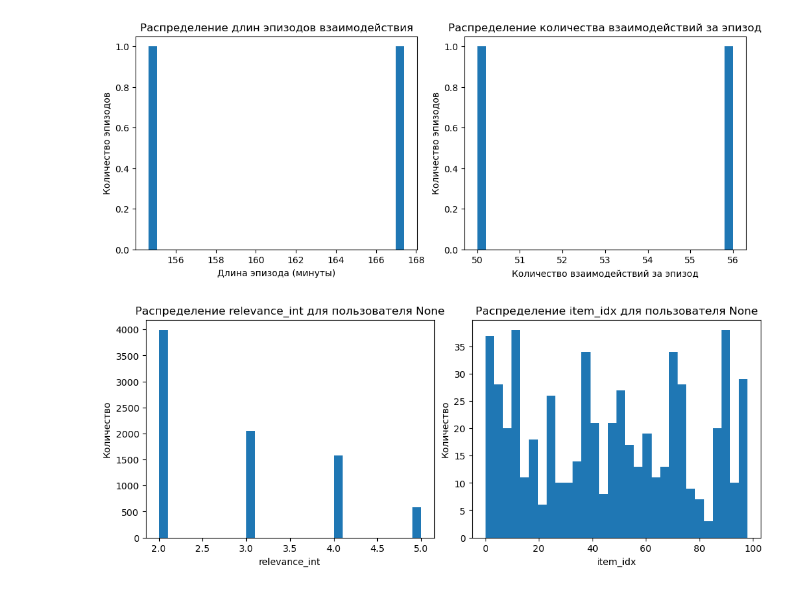
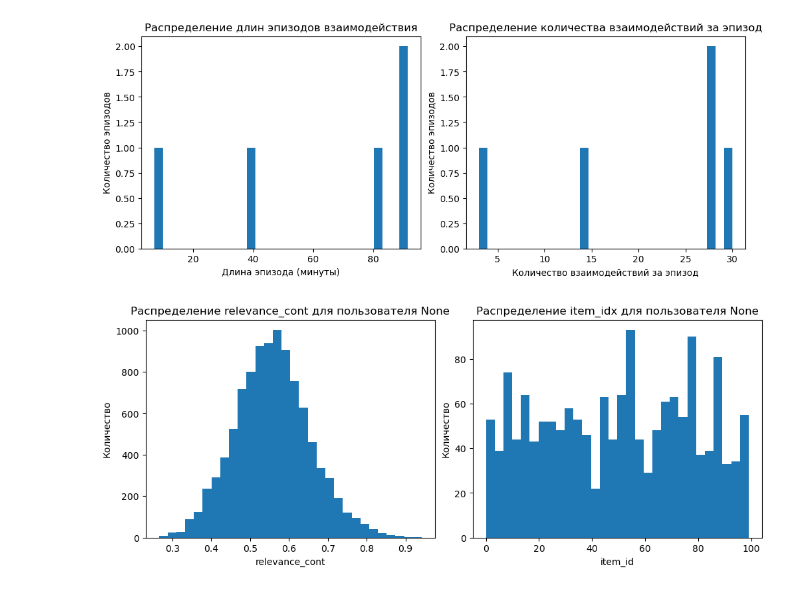
Before and after one commit to ZoyaV/RecSysMDP, a Jupyter notebook: environments/process_datasets.ipynb, the cells around one changed output. Drawn from its saved outputs; the diff is of its cells as text; code cells hidden in the pictures.

```diff
--- a/environments/process_datasets.ipynb
+++ b/environments/process_datasets.ipynb
@@ -110,18 +110,18 @@ plot_interactions_per_episode(data, axs[1])
 # %%
 fig, axs = plt.subplots(ncols=2, nrows=1, figsize=(10, 4), layout="constrained")
 
-user_0 = data[data['user_idx'] == 6].copy()
+user_0 = data[data['user_id'] == 6].copy()
 user_0.reset_index(inplace=True)
 
 plot_interaction_lengths(user_0, axs[0])
 plot_interactions_per_episode(user_0, axs[1])
 # %% [output]
-[figure, old version]
+[figure, new version]
 # %%
 def plot_relevance_distribution(data, discr=True, user_id=None, ax=None):
     if user_id is not None:
         # Фильтрация данных для заданного пользователя
-        data = data[data['user_idx'] == user_id]
+        data = data[data['user_id'] == user_id]
 
     if ax is None:
         ax = plt.subplot(1,1,1)
@@ -138,7 +138,7 @@ def plot_relevance_distribution(data, discr=True, user_id=None, ax=None):
 def plot_item_distribution(data, user_id=None, rel=None, ax=None):
     if user_id is not None:
         # Фильтрация данных для заданного пользователя
-        data = data[data['user_idx'] == user_id]
+        data = data[data['user_id'] == user_id]
     if rel is not None:
         data = data[data['relevance_int'] > rel]
 
@@ -146,17 +146,17 @@ def plot_item_distribution(data, user_id=None, rel=None, ax=None):
         ax = plt.subplot(1,1,1)
 
     # Построение гистограммы распределения item_idx
-    ax.hist(data['item_idx'].dropna(), bins=30)
+    ax.hist(data['item_id'].dropna(), bins=30)
     ax.set_title('Распределение item_idx для пользователя {}'.format(user_id))
-    ax.set_xlabel('item_idx')
+    ax.set_xlabel('item_id')
     ax.set_ylabel('Количество')
 # %%
 fig, axs = plt.subplots(ncols=2, nrows=1, figsize=(10, 4), layout="constrained")
 
 # set None to see for all users
 user_id = None
-plot_relevance_distribution(data, discr=True, user_id=user_id, ax=axs[0])  # Добавлен вызов новой функции
+plot_relevance_distribution(data, discr=False, user_id=user_id, ax=axs[0])  # Добавлен вызов новой функции
 plot_item_distribution(data, user_id=user_id, rel=4, ax=axs[1])  # Добавлен вызов новой функции
 # %% [output]
-[figure, old version]
+[figure, new version]
 # %%
```
Also changed, not shown: parts of 6 cells of this notebook.
